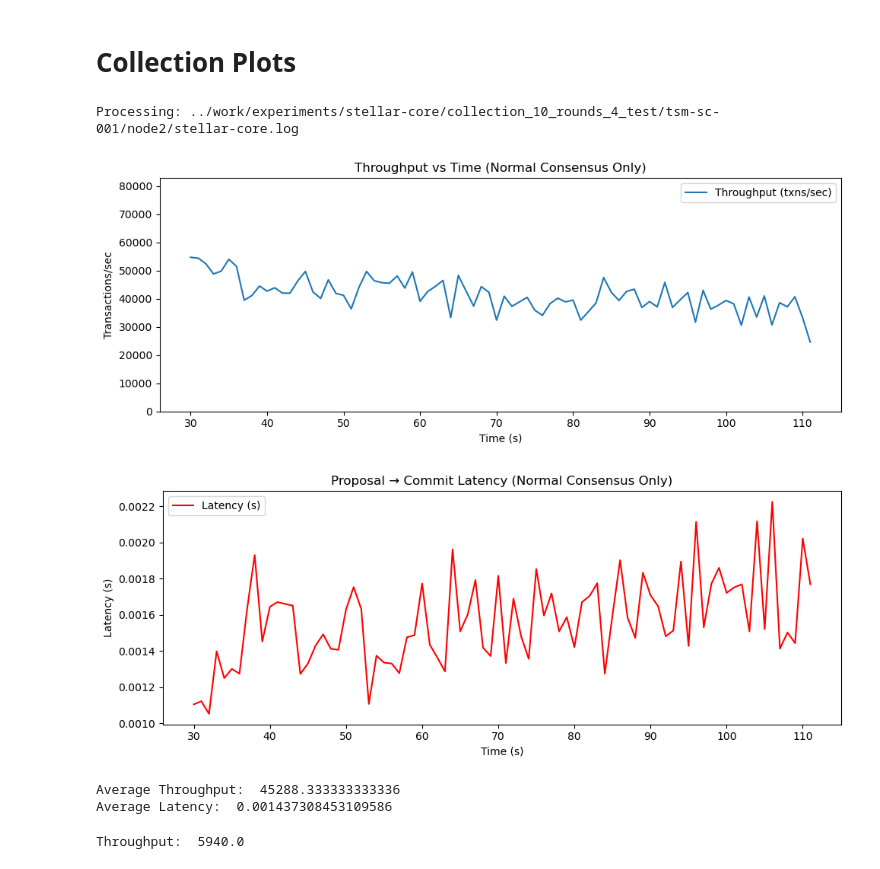
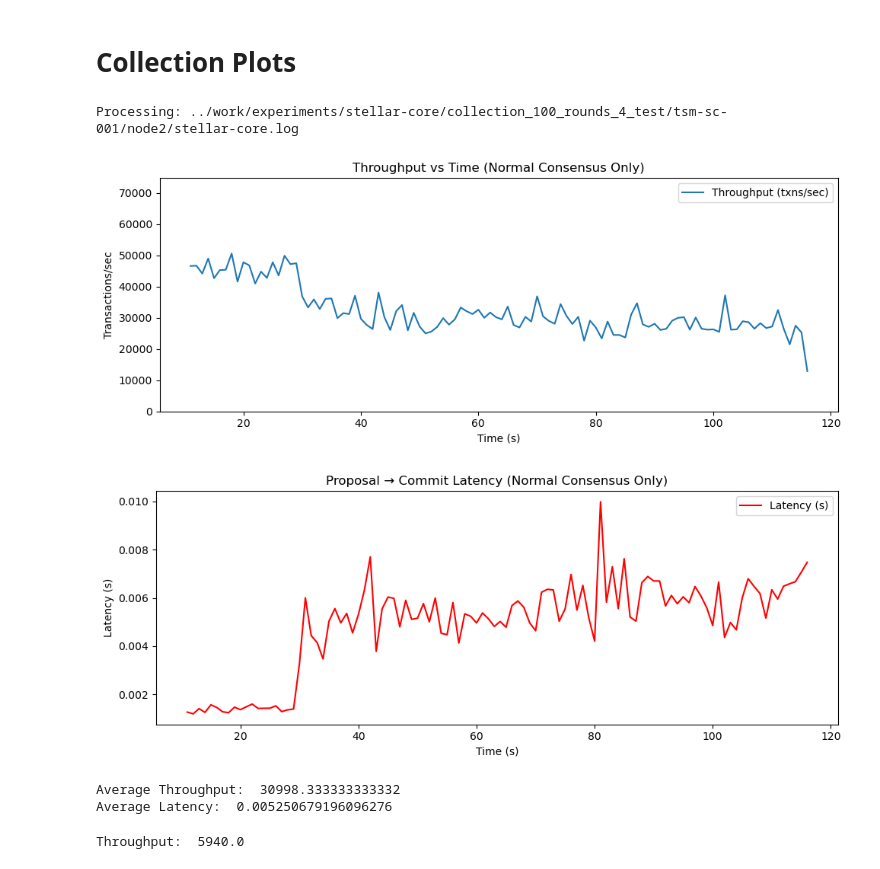
Before and after one commit to tejas-shivanand-mane/stellar-core, a Jupyter notebook: post.ipynb, the cells around one changed output. Saved outputs shown, nothing was run; the diff lists cells and outputs as text; code cells hidden in the pictures.

```diff
--- a/post.ipynb
+++ b/post.ipynb
@@ -212,7 +212,7 @@ from datetime import datetime
 import numpy as np
 
 # Path to your log file
-log_file_list = ['../work/experiments/stellar-core/collection_10_rounds_4_test/tsm-sc-001/node2/stellar-core.log']
+log_file_list = ['../work/experiments/stellar-core/collection_100_rounds_4_test/tsm-sc-001/node2/stellar-core.log']
 
 throughput_list = []
 latency_list = []
@@ -357,40 +357,40 @@ for log_file in log_file_list:
     latency_series = latency_series.reindex(full_index, fill_value=0)
 
     throughput_list.append(throughput)
     latency_list.append(latency_series)
 
     # ---- Plot Throughput ----
     plt.figure(figsize=(10, 4))
-    plt.plot(throughput.index[30:], throughput.values[30:], "-", label="Throughput (txns/sec)")
+    plt.plot(throughput.index[10:], throughput.values[10:], "-", label="Throughput (txns/sec)")
 
     plt.xlabel("Time (s)")
     plt.ylabel("Transactions/sec")
     plt.ylim(0, throughput.values.max() * 1.2)
     plt.title("Throughput vs Time (Normal Consensus Only)")
     plt.legend()
     plt.tight_layout()
     plt.savefig("throughput.png", dpi=150)
     plt.show()
 
     # ---- Plot Latency ----
     plt.figure(figsize=(10, 4))
-    plt.plot(latency_series.index[30:], latency_series.values[30:], "-", color="r", label="Latency (s)")
+    plt.plot(latency_series.index[10:], latency_series.values[10:], "-", color="r", label="Latency (s)")
     plt.xlabel("Time (s)")
     plt.ylabel("Latency (s)")
     plt.title("Proposal → Commit Latency (Normal Consensus Only)")
     plt.legend()
     plt.tight_layout()
     plt.savefig("latency.png", dpi=150)
     plt.show()
 
     print('Average Throughput: ',np.average(np.array(throughput.values)[-90:-30]))
     print('Average Latency: ',np.average(np.array(latency_series.values)[-90:-30]))
 # %% [output]
-Processing: ../work/experiments/stellar-core/collection_10_rounds_4_test/tsm-sc-001/node2/stellar-core.log
+Processing: ../work/experiments/stellar-core/collection_100_rounds_4_test/tsm-sc-001/node2/stellar-core.log
-[figure, old version]
+[figure, new version]
-[figure, old version]
+[figure, new version]
-Average Throughput:  45288.333333333336
-Average Latency:  0.001437308453109586
+Average Throughput:  30998.333333333332
+Average Latency:  0.005250679196096276
 # %%
 # %% [output]
 Throughput:  5940.0
```
Also changed, not shown: 4 other files.
